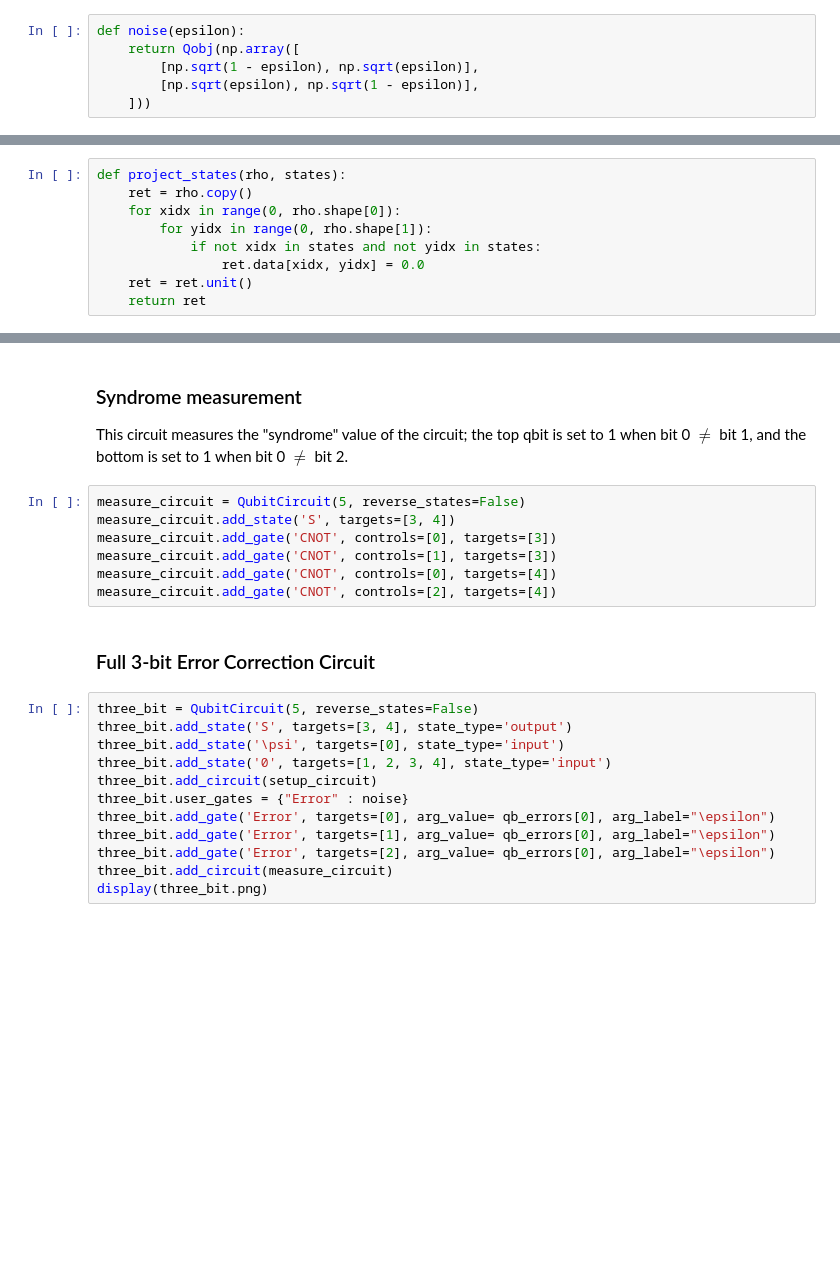
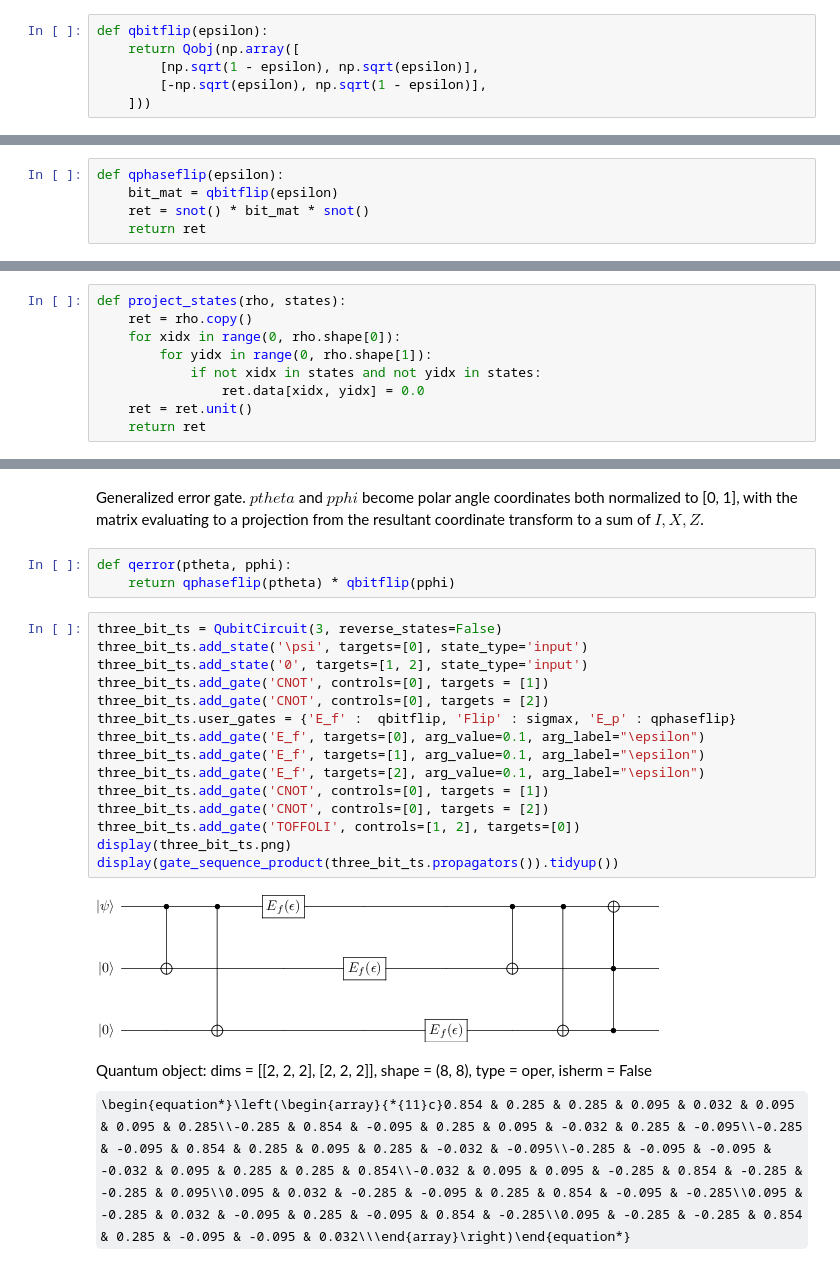
Before and after one commit to ischeinkman/Phys130cPresentationAids, a Jupyter notebook: notebookjupyter.ipynb, the cells around one changed output, grey strips where cells are left out. Drawn from its saved outputs; the diff is of its cells as text; some formulas as TeX source; blank space fills up the shorter version.

```diff
--- a/notebookjupyter.ipynb
+++ b/notebookjupyter.ipynb
@@ -36,8 +51,8 @@ def apply_bitflip(rho, p, bit):
 # %% [markdown]
  Operator to apply a *quantum* 1 bit bitflip error to a single qbit.
 # %%
-def noise(epsilon):
+def qbitflip(epsilon):
     return Qobj(np.array([
         [np.sqrt(1 - epsilon), np.sqrt(epsilon)],
-        [np.sqrt(epsilon), np.sqrt(1 - epsilon)],
+        [-np.sqrt(epsilon), np.sqrt(1 - epsilon)],
     ]))
@@ -44,3 +61,8 @@ def noise(epsilon):
+# %%
+def qphaseflip(epsilon):
+    bit_mat = qbitflip(epsilon)
+    ret = snot() * bit_mat * snot()
+    return ret
 # %% [markdown]
  Applies an operator equivalent to $\sum_{i\in states} |i>$ to density
  matrix $rho$, while still preserving the dimension of $rho$.
@@ -71,25 +78,25 @@ setup_circuit.add_gate('CNOT', controls=[0], targets=[2])
-# %% [markdown]
- ### Syndrome measurement
- This circuit measures the "syndrome" value of the circuit; the top qbit is set to 1
- when bit 0 $\ne$ bit 1, and the bottom is set to 1 when bit 0 $\ne$ bit 2.
-# %%
-measure_circuit = QubitCircuit(5, reverse_states=False)
-measure_circuit.add_state('S', targets=[3, 4])
-measure_circuit.add_gate('CNOT', controls=[0], targets=[3])
-measure_circuit.add_gate('CNOT', controls=[1], targets=[3])
-measure_circuit.add_gate('CNOT', controls=[0], targets=[4])
-measure_circuit.add_gate('CNOT', controls=[2], targets=[4])
-# %% [markdown]
- ### Full 3-bit Error Correction Circuit
+# %% [markdown]
+ Generalized error gate. $ptheta$ and $pphi$ become polar angle coordinates
+ both normalized to [0, 1], with the matrix evaluating to a projection from the
+ resultant coordinate transform to a sum of $I, X, Z$.
+# %%
+def qerror(ptheta, pphi):
+    return qphaseflip(ptheta) * qbitflip(pphi)
 # %%
-three_bit = QubitCircuit(5, reverse_states=False)
-three_bit.add_state('S', targets=[3, 4], state_type='output')
-three_bit.add_state('\psi', targets=[0], state_type='input')
-three_bit.add_state('0', targets=[1, 2, 3, 4], state_type='input')
-three_bit.add_circuit(setup_circuit)
-three_bit.user_gates = {"Error" : noise}
-three_bit.add_gate('Error', targets=[0], arg_value= qb_errors[0], arg_label="\epsilon")
-three_bit.add_gate('Error', targets=[1], arg_value= qb_errors[0], arg_label="\epsilon")
-three_bit.add_gate('Error', targets=[2], arg_value= qb_errors[0], arg_label="\epsilon")
-three_bit.add_circuit(measure_circuit)
-display(three_bit.png)
+three_bit_ts = QubitCircuit(3, reverse_states=False)
+three_bit_ts.add_state('\psi', targets=[0], state_type='input')
+three_bit_ts.add_state('0', targets=[1, 2], state_type='input')
+three_bit_ts.add_gate('CNOT', controls=[0], targets = [1])
+three_bit_ts.add_gate('CNOT', controls=[0], targets = [2])
+three_bit_ts.user_gates = {'E_f' :  qbitflip, 'Flip' : sigmax, 'E_p' : qphaseflip}
+three_bit_ts.add_gate('E_f', targets=[0], arg_value=0.1, arg_label="\epsilon")
+three_bit_ts.add_gate('E_f', targets=[1], arg_value=0.1, arg_label="\epsilon")
+three_bit_ts.add_gate('E_f', targets=[2], arg_value=0.1, arg_label="\epsilon")
+three_bit_ts.add_gate('CNOT', controls=[0], targets = [1])
+three_bit_ts.add_gate('CNOT', controls=[0], targets = [2])
+three_bit_ts.add_gate('TOFFOLI', controls=[1, 2], targets=[0])
+display(three_bit_ts.png)
+display(gate_sequence_product(three_bit_ts.propagators()).tidyup())
+# %% [output]
+[figure, added]
+Quantum object: dims = [[2, 2, 2], [2, 2, 2]], shape = (8, 8), type = oper, isherm = False\begin{equation*}\left(\begin{array}{*{11}c}0.854 & 0.285 & 0.285 & 0.095 & 0.032 & 0.095 & 0.095 & 0.285\\-0.285 & 0.854 & -0.095 & 0.285 & 0.095 & -0.032 & 0.285 & -0.095\\-0.285 & -0.095 & 0.854 & 0.285 & 0.095 & 0.285 & -0.032 & -0.095\\-0.285 & -0.095 & -0.095 & -0.032 & 0.095 & 0.285 & 0.285 & 0.854\\-0.032 & 0.095 & 0.095 & -0.285 & 0.854 & -0.285 & -0.285 & 0.095\\0.095 & 0.032 & -0.285 & -0.095 & 0.285 & 0.854 & -0.095 & -0.285\\0.095 & -0.285 & 0.032 & -0.095 & 0.285 & -0.095 & 0.854 & -0.285\\0.095 & -0.285 & -0.285 & 0.854 & 0.285 & -0.095 & -0.095 & 0.032\\\end{array}\right)\end{equation*}
```
Also changed, not shown: parts of 23 cells of this notebook, 1 other file.
